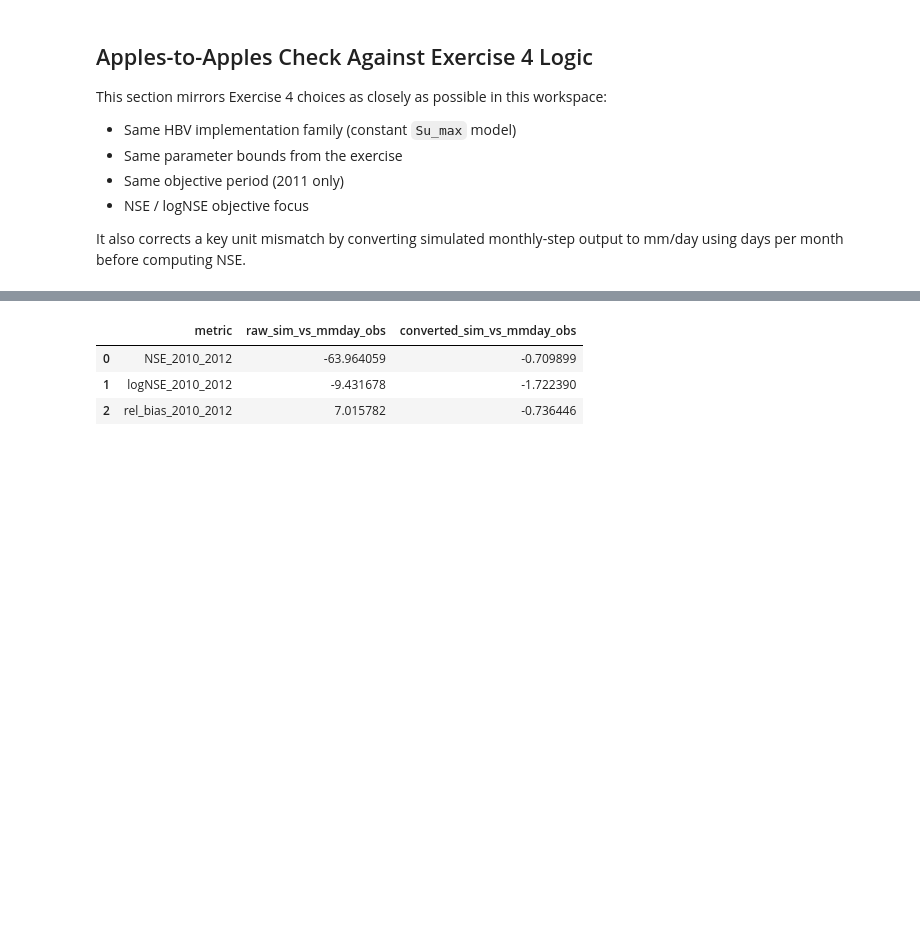
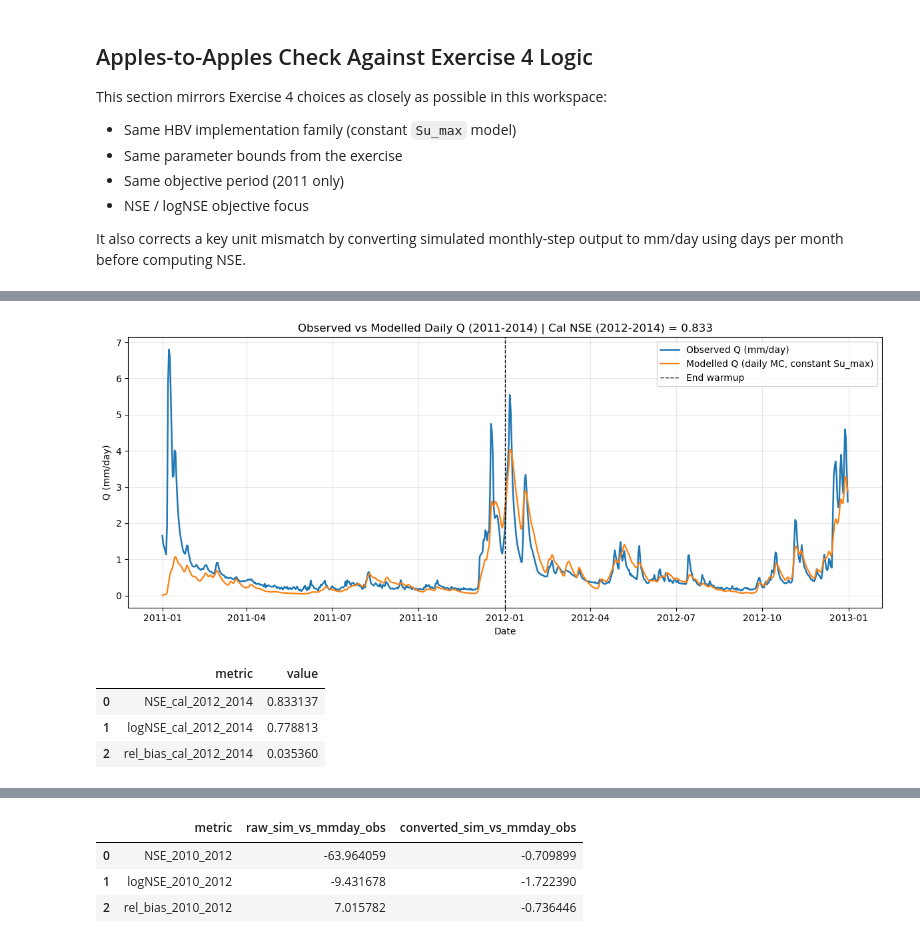
Before and after one commit to Doriswong35/teaching-materials, a Jupyter notebook: Main_project/Temp_constant_calval.ipynb, the cells around one changed output, grey strips where cells are left out. Drawn from its saved outputs; the diff is of its cells as text; code cells hidden in the pictures; blank space fills up the shorter version.

Commit message:
Successful HBM constant Su_max model
Next step will be getting rid of unused stuff

```diff
--- a/Main_project/Temp_constant_calval.ipynb
+++ b/Main_project/Temp_constant_calval.ipynb
@@ -270,0 +514,21 @@ It also corrects a key unit mismatch by converting simulated monthly-step output
+# %%
+# Plot best daily MC hydrograph for 2011-2014 (2011 warmup + 2012-2014 calibration score)
+fig, ax = plt.subplots(figsize=(12, 5))
+ax.plot(daily_forcing.index, q_obs_daily, label='Observed Q (mm/day)', lw=1.8)
+ax.plot(daily_forcing.index, sim_daily_best, label='Modelled Q (daily MC, constant Su_max)', lw=1.6)
+ax.axvline(pd.Timestamp('2012-01-01'), color='k', ls='--', lw=1, label='End warmup')
+ax.set_title(f'Observed vs Modelled Daily Q (2011-2014) | Cal NSE (2012-2014) = {best_daily["nse_cal"]:.3f}')
+ax.set_xlabel('Date')
+ax.set_ylabel('Q (mm/day)')
+ax.grid(alpha=0.3)
+ax.legend()
+plt.tight_layout()
+plt.show()
+
+summary_daily
+# %% [output]
+[figure, added]
+|  | metric | value |
+| 0 | NSE_cal_2012_2014 | 0.833137 |
+| 1 | logNSE_cal_2012_2014 | 0.778813 |
+| 2 | rel_bias_cal_2012_2014 | 0.035360 |
```
Also changed, not shown: parts of 8 cells of this notebook, 2 other files.
